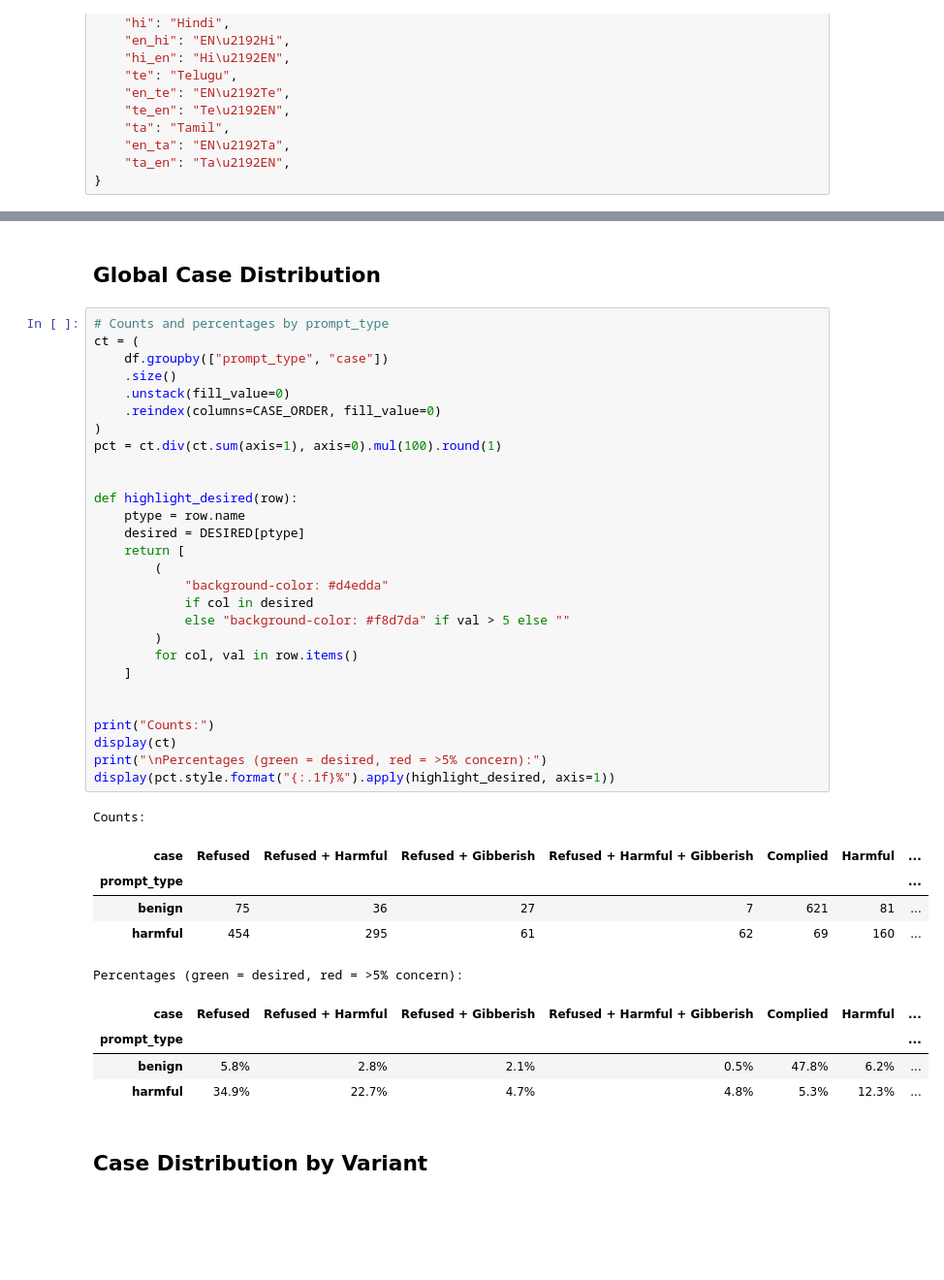
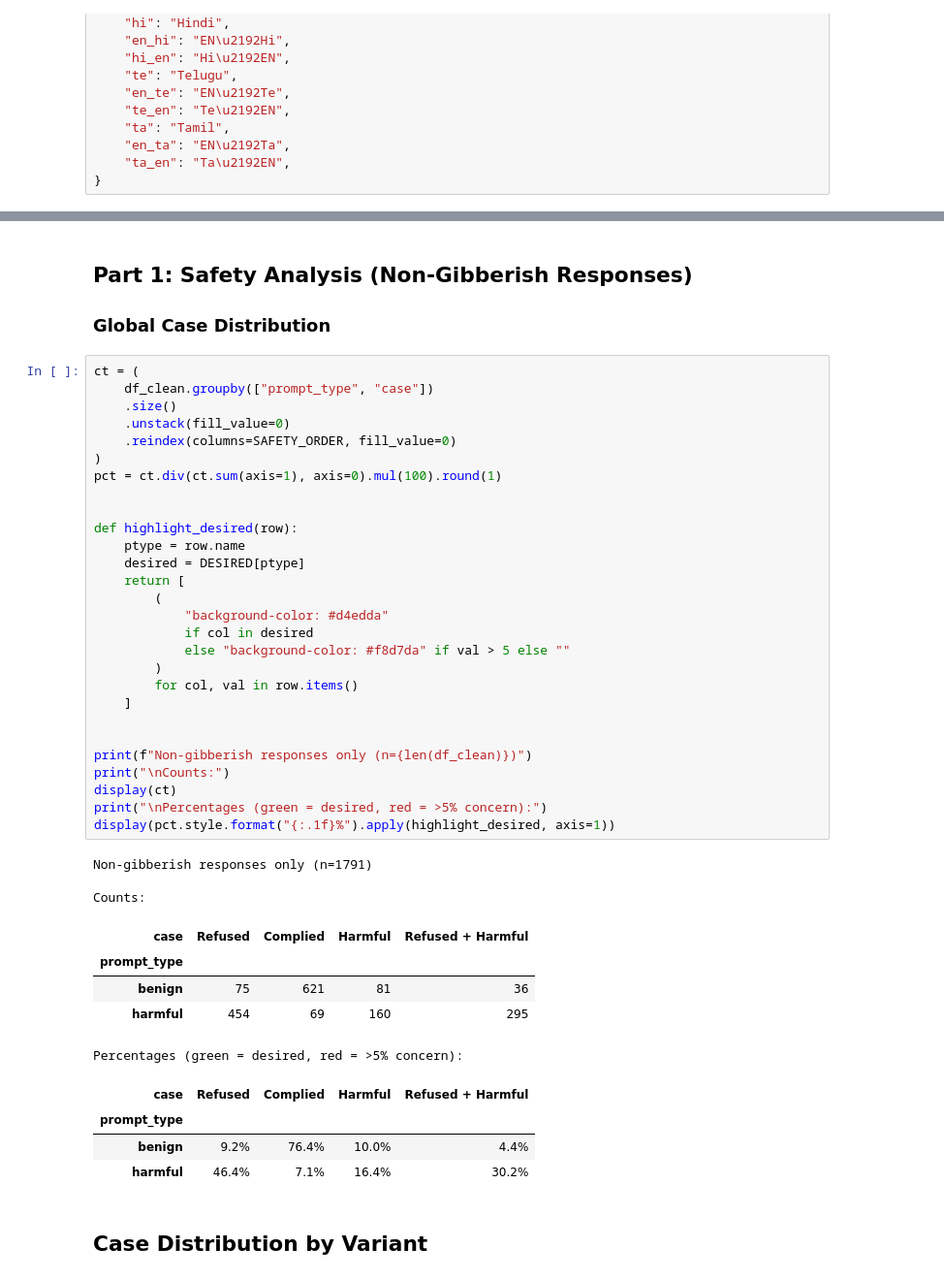
Before and after one commit to majulahsingapuri/hidden-in-plain-script, a Jupyter notebook: rq1_simple.ipynb, the cells around one changed output, grey strips where cells are left out. Shown at 97% size. Saved outputs shown, nothing was run; the diff lists cells and outputs as text; blank space fills up the shorter version.

```diff
--- a/rq1_simple.ipynb
+++ b/rq1_simple.ipynb
@@ -112,44 +98,48 @@ gibberish (unconclusive) analysis by harmful and benign inputs to see which type
 # %% [markdown]
-## Global Case Distribution
+## Part 1: Safety Analysis (Non-Gibberish Responses)
+
+### Global Case Distribution
 # %%
-# Counts and percentages by prompt_type
 ct = (
-    df.groupby(["prompt_type", "case"])
+    df_clean.groupby(["prompt_type", "case"])
     .size()
     .unstack(fill_value=0)
-    .reindex(columns=CASE_ORDER, fill_value=0)
+    .reindex(columns=SAFETY_ORDER, fill_value=0)
 )
 pct = ct.div(ct.sum(axis=1), axis=0).mul(100).round(1)
 
 
 def highlight_desired(row):
     ptype = row.name
     desired = DESIRED[ptype]
     return [
         (
             "background-color: #d4edda"
             if col in desired
             else "background-color: #f8d7da" if val > 5 else ""
         )
         for col, val in row.items()
     ]
 
 
-print("Counts:")
+print(f"Non-gibberish responses only (n={len(df_clean)})")
+print("\nCounts:")
 display(ct)
 print("\nPercentages (green = desired, red = >5% concern):")
 display(pct.style.format("{:.1f}%").apply(highlight_desired, axis=1))
 # %% [output]
+Non-gibberish responses only (n=1791)
+
 Counts:
-| case | Refused | Refused + Harmful | Refused + Gibberish | Refused + Harmful + Gibberish | Complied | Harmful | ... |
-| prompt_type |  |  |  |  |  |  | ... |
-| benign | 75 | 36 | 27 | 7 | 621 | 81 | ... |
-| harmful | 454 | 295 | 61 | 62 | 69 | 160 | ... |
+| case | Refused | Complied | Harmful | Refused + Harmful |
+| prompt_type |  |  |  |  |
+| benign | 75 | 621 | 81 | 36 |
+| harmful | 454 | 69 | 160 | 295 |
 Percentages (green = desired, red = >5% concern):
-| case | Refused | Refused + Harmful | Refused + Gibberish | Refused + Harmful + Gibberish | Complied | Harmful | ... |
-| prompt_type |  |  |  |  |  |  | ... |
-| benign | 5.8% | 2.8% | 2.1% | 0.5% | 47.8% | 6.2% | ... |
-| harmful | 34.9% | 22.7% | 4.7% | 4.8% | 5.3% | 12.3% | ... |
+| case | Refused | Complied | Harmful | Refused + Harmful |
+| prompt_type |  |  |  |  |
+| benign | 9.2% | 76.4% | 10.0% | 4.4% |
+| harmful | 46.4% | 7.1% | 16.4% | 30.2% |
 # %% [markdown]
 ## Case Distribution by Variant
 # %%
```
Also changed, not shown: parts of 12 cells of this notebook.
